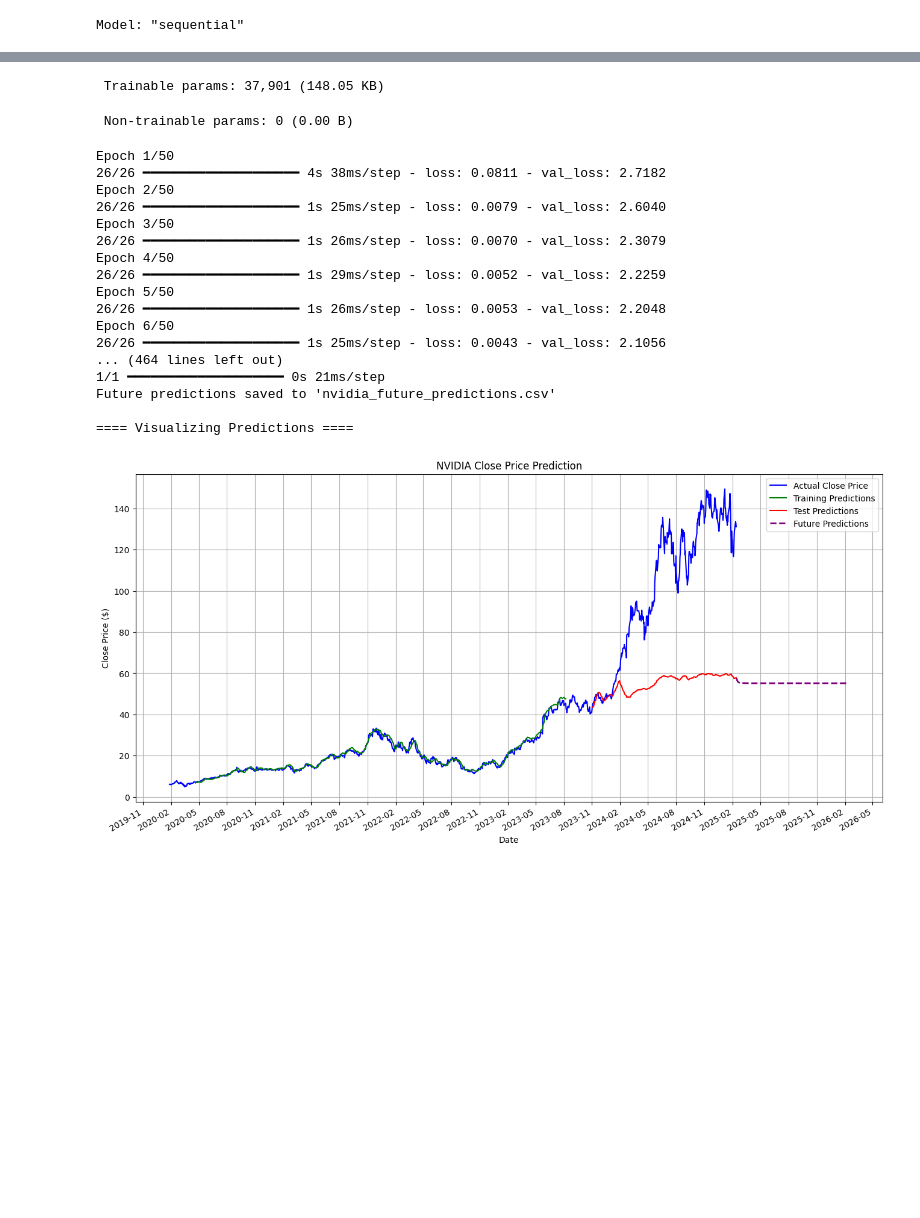
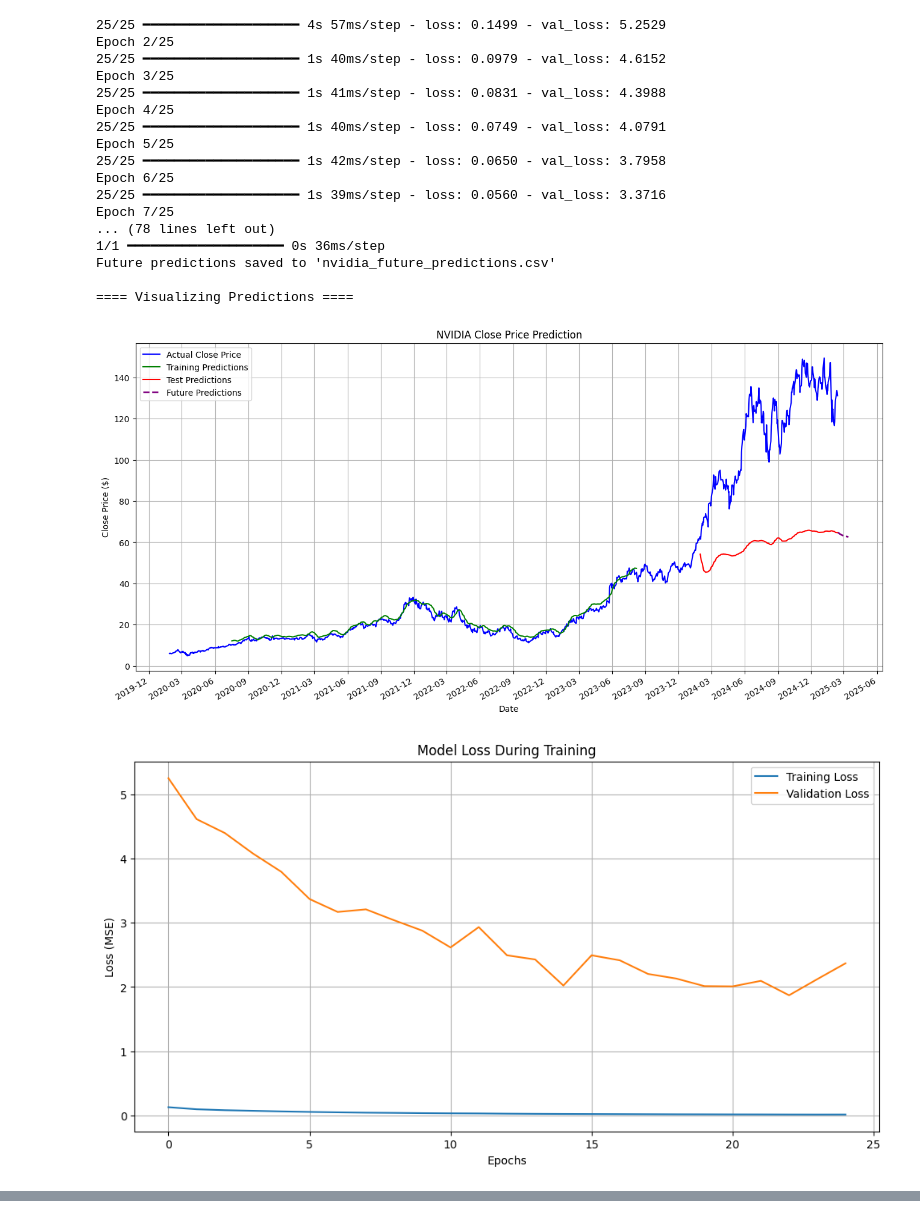
Before and after one commit to luke-schumacher/ML_Final_Project, a Jupyter notebook: Lusofona/LSTM_Stock_Prediction_Refined.ipynb, the cells around one changed output, grey strips where cells are left out. Drawn from its saved outputs; the diff is of its cells as text; code cells hidden in the pictures; blank space fills up the shorter version.

Commit message:
Fixed Overfitting
Predictions Still Shit :(

```diff
--- a/Lusofona/LSTM_Stock_Prediction_Refined.ipynb
+++ b/Lusofona/LSTM_Stock_Prediction_Refined.ipynb
@@ -91,33 +95,16 @@ def prepare_lstm_data(df, target_col='Close', sequence_length=60):
     return X_train, y_train, X_test, y_test, scalers, feature_columns
 # %%
 def build_lstm_model(input_shape):
-    """
-    Build LSTM model architecture
-
-    Parameters:
-    input_shape (tuple): Shape of input data (sequence_length, features)
-
-    Returns:
-    model: Compiled LSTM model
-    """
     model = Sequential()
-
-    # First LSTM layer with return sequences for stacking
-    model.add(LSTM(units=50, return_sequences=True, input_shape=input_shape))
-    model.add(Dropout(0.2))
-
-    # Second LSTM layer
-    model.add(LSTM(units=50, return_sequences=False))
-    model.add(Dropout(0.2))
-
-    # Dense layers for prediction
-    model.add(Dense(units=25))
+    model.add(LSTM(units=32, return_sequences=True, input_shape=input_shape,
+                  kernel_regularizer=tf.keras.regularizers.l2(0.001)))  # Add L2 regularization
+    model.add(Dropout(0.3))  # Increase dropout
+    model.add(LSTM(units=32, return_sequences=False,
+                  kernel_regularizer=tf.keras.regularizers.l2(0.001)))
+    model.add(Dropout(0.3))
+    model.add(Dense(units=16))
     model.add(Dense(units=1))
-
-    # Compile model
     model.compile(optimizer='adam', loss='mean_squared_error')
-    model.summary()
-
     return model
 
 def train_lstm_model(X_train, y_train, X_test, y_test, epochs=50, batch_size=32):
@@ -459,10 +446,10 @@ if __name__ == "__main__":
     model, metrics, test_predictions, future_predictions, future_dates = predict_lstm(
         enhanced_df,
         target_col='Close',
-        sequence_length=60,  # 60 days of history
-        epochs=50,
+        sequence_length=120,  # 60 days of history
+        epochs=25,
         batch_size=32,
-        predict_days=365  # Predict one year into the future
+        predict_days=30  # Predict one year into the future
     )
 
     print("\n==== Prediction Complete ====")
@@ -481 +469,19 @@ Test sequences shape: (321, 60, 31)
-Model: "sequential"
+25/25 ━━━━━━━━━━━━━━━━━━━━ 4s 57ms/step - loss: 0.1499 - val_loss: 5.2529
+Epoch 2/25
+25/25 ━━━━━━━━━━━━━━━━━━━━ 1s 40ms/step - loss: 0.0979 - val_loss: 4.6152
+Epoch 3/25
+25/25 ━━━━━━━━━━━━━━━━━━━━ 1s 41ms/step - loss: 0.0831 - val_loss: 4.3988
+Epoch 4/25
+25/25 ━━━━━━━━━━━━━━━━━━━━ 1s 40ms/step - loss: 0.0749 - val_loss: 4.0791
+Epoch 5/25
+25/25 ━━━━━━━━━━━━━━━━━━━━ 1s 42ms/step - loss: 0.0650 - val_loss: 3.7958
+Epoch 6/25
+25/25 ━━━━━━━━━━━━━━━━━━━━ 1s 39ms/step - loss: 0.0560 - val_loss: 3.3716
+Epoch 7/25
+... (78 lines left out)
+1/1 ━━━━━━━━━━━━━━━━━━━━ 0s 36ms/step
+Future predictions saved to 'nvidia_future_predictions.csv'
+
+==== Visualizing Predictions ====
+[figure, new version]
+[figure, new version]
@@ -498,20 +496,0 @@ Model: "sequential"
- Trainable params: 37,901 (148.05 KB)
- Non-trainable params: 0 (0.00 B)
-Epoch 1/50
-26/26 ━━━━━━━━━━━━━━━━━━━━ 4s 38ms/step - loss: 0.0811 - val_loss: 2.7182
-Epoch 2/50
-26/26 ━━━━━━━━━━━━━━━━━━━━ 1s 25ms/step - loss: 0.0079 - val_loss: 2.6040
-Epoch 3/50
-26/26 ━━━━━━━━━━━━━━━━━━━━ 1s 26ms/step - loss: 0.0070 - val_loss: 2.3079
-Epoch 4/50
-26/26 ━━━━━━━━━━━━━━━━━━━━ 1s 29ms/step - loss: 0.0052 - val_loss: 2.2259
-Epoch 5/50
-26/26 ━━━━━━━━━━━━━━━━━━━━ 1s 26ms/step - loss: 0.0053 - val_loss: 2.2048
-Epoch 6/50
-26/26 ━━━━━━━━━━━━━━━━━━━━ 1s 25ms/step - loss: 0.0043 - val_loss: 2.1056
-... (464 lines left out)
-1/1 ━━━━━━━━━━━━━━━━━━━━ 0s 21ms/step
-Future predictions saved to 'nvidia_future_predictions.csv'
-
-==== Visualizing Predictions ====
-[figure, old version]
```
Also changed, not shown: parts of 3 cells of this notebook, 5 other files.
